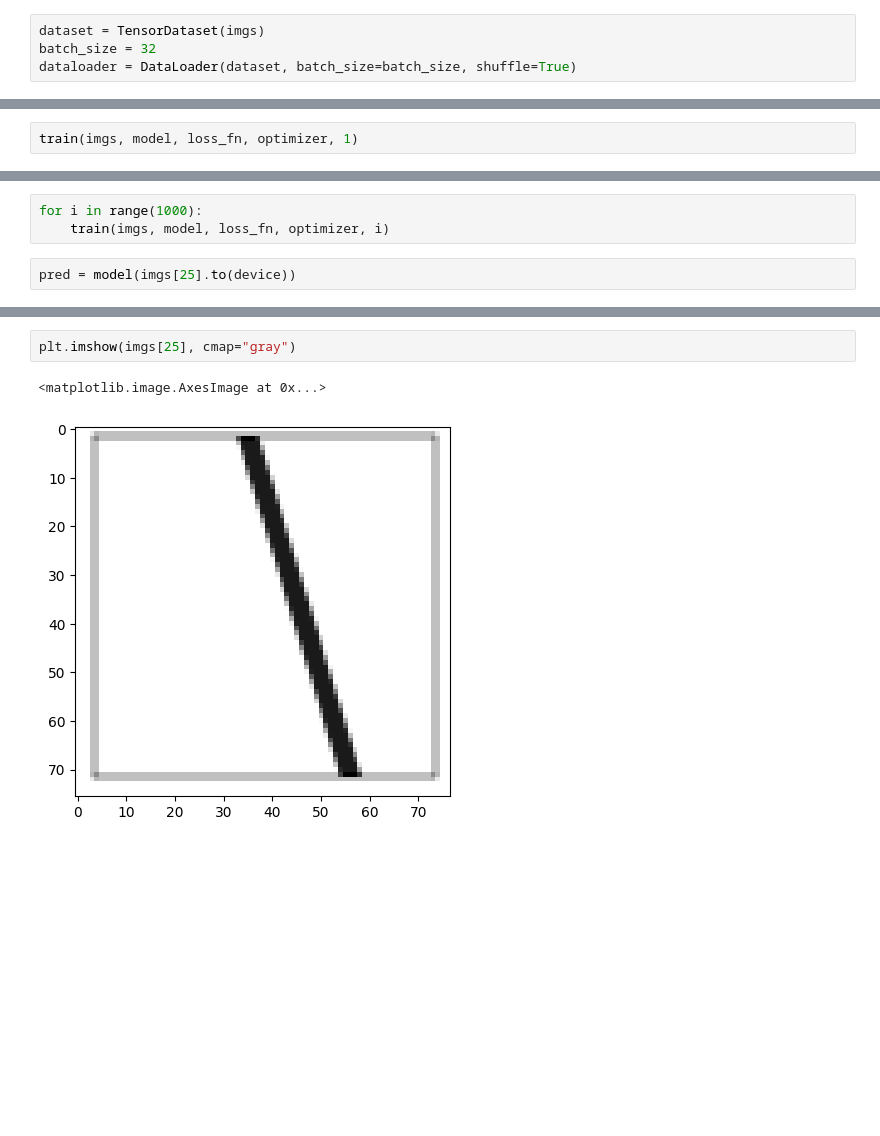
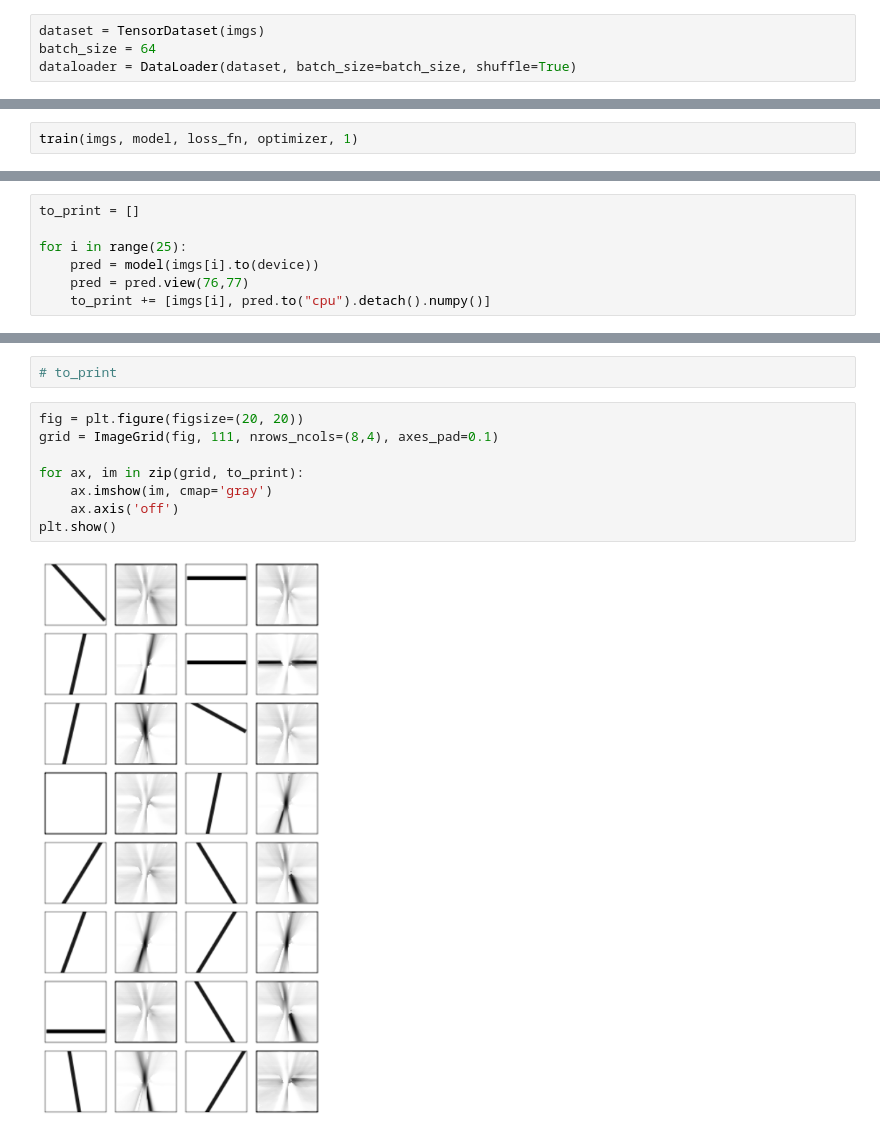
Before and after one commit to zroe1/image-bot, a Jupyter notebook: latent_space_pytorch_test.ipynb, the cells around one changed output, grey strips where cells are left out. Saved outputs shown, nothing was run; the diff lists cells and outputs as text; blank space fills up the shorter version.

```diff
--- a/latent_space_pytorch_test.ipynb
+++ b/latent_space_pytorch_test.ipynb
@@ -40,7 +40,7 @@ print(device)
 mps
 # %%
 dataset = TensorDataset(imgs)
-batch_size = 32
+batch_size = 64
 dataloader = DataLoader(dataset, batch_size=batch_size, shuffle=True)
 # %%
 class NeuralNetwork(nn.Module):
@@ -111,5 +122,7 @@ KeyboardInterrupt:
-# %%
-for i in range(1000):
-    train(imgs, model, loss_fn, optimizer, i)
 # %%
-pred = model(imgs[25].to(device))
+to_print = []
+
+for i in range(25):
+    pred = model(imgs[i].to(device))
+    pred = pred.view(76,77)
+    to_print += [imgs[i], pred.to("cpu").detach().numpy()]
@@ -132,5 +129,12 @@ plt.imshow(pred.view(76,77).to("cpu").detach().numpy(), cmap='gray')
-# %%
-plt.imshow(imgs[25], cmap="gray")
-# %% [output]
-<matplotlib.image.AxesImage at 0x...>
-[figure, removed]
+# %%
+# to_print
+# %%
+fig = plt.figure(figsize=(20, 20))
+grid = ImageGrid(fig, 111, nrows_ncols=(8,4), axes_pad=0.1)
+
+for ax, im in zip(grid, to_print):
+    ax.imshow(im, cmap='gray')
+    ax.axis('off')
+plt.show()
+# %% [output]
+[figure, added]
```
Also changed, not shown: parts of 3 cells of this notebook.
